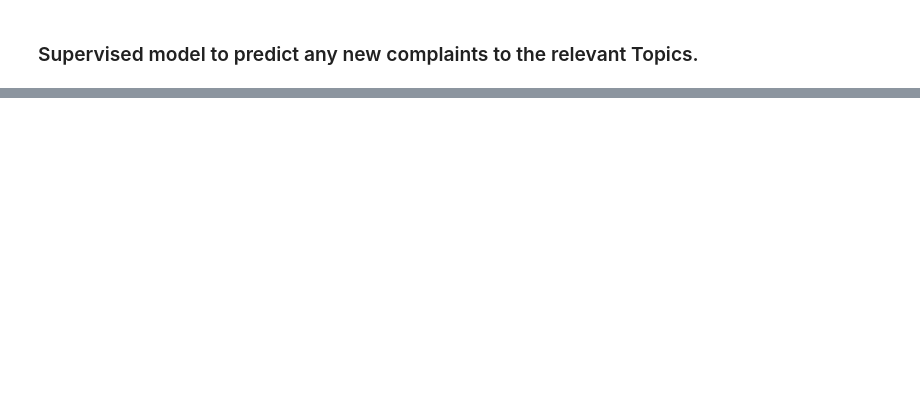
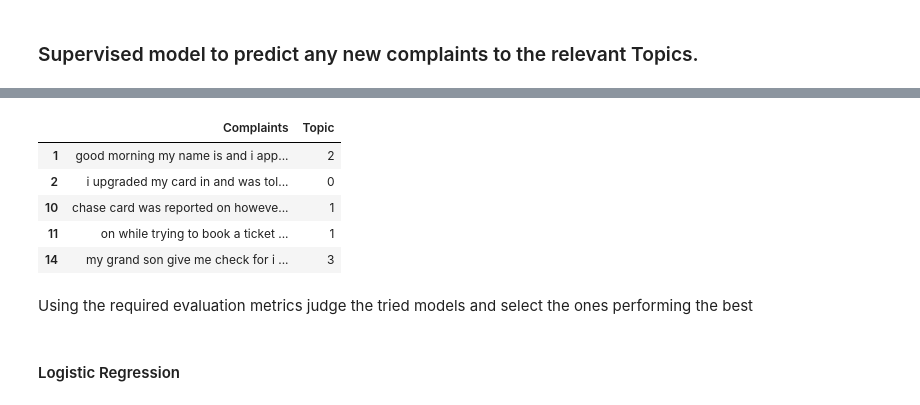
Before and after one commit to Ashik-Mohammed-S/Automatic_Ticket_Classifier, a Jupyter notebook: Model.ipynb, the cells around one changed output, grey strips where cells are left out. Drawn from its saved outputs; the diff is of its cells as text; code cells hidden in the pictures; blank space fills up the shorter version.

Commit message:
Model_saved

```diff
--- a/Model.ipynb
+++ b/Model.ipynb
@@ -446,3 +448,14 @@ df_clean.head(10)
 | 23 | i have a chase credit card which ... | i have a chase credit card which ... | credit card credit report company... | credit card credit report company... | Credit card or prepaid card |
 # %% [markdown]
 ### Supervised model to predict any new complaints to the relevant Topics.
+# %%
+#Create the dictionary again of Topic names and Topics
+Topic_names = {'Bank Account services': 0,
+               'Credit card or prepaid card': 1,
+               'Mortgage/Loan': 2,
+               'Others': 3,
+               'Theft/Dispute Reporting': 4,
+              }
+
+#Replace Topics with Topic Names
+df_clean['Topic'] = df_clean['Topic'].map(Topic_names)
@@ -448,0 +478,12 @@ df_clean.head(10)
+# %%
+#Keep the columns"complaint_what_happened" & "Topic" only in the new dataframe --> training_data
+training_data= df_clean.drop(['Lemmatized', 'complaint_POS_removed', 'Complaint_clean'], axis=1)
+# %%
+training_data.head()
+# %% [output]
+|  | Complaints | Topic |
+| 1 | good morning my name is and i app... | 2 |
+| 2 | i upgraded my card in and was tol... | 0 |
+| 10 | chase card was reported on howeve... | 1 |
+| 11 | on while trying to book a ticket ... | 1 |
+| 14 | my grand son give me check for i ... | 3 |
@@ -448,0 +500,2 @@ df_clean.head(10)
+# %% [markdown]
+Using the required evaluation metrics judge the tried models and select the ones performing the best
@@ -448,0 +515,2 @@ df_clean.head(10)
+# %% [markdown]
+#### Logistic Regression
```
Also changed, not shown: parts of 19 cells of this notebook.
